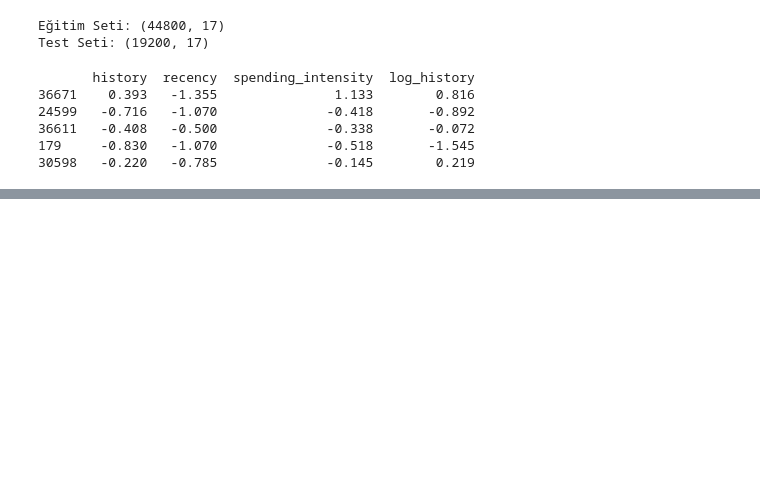
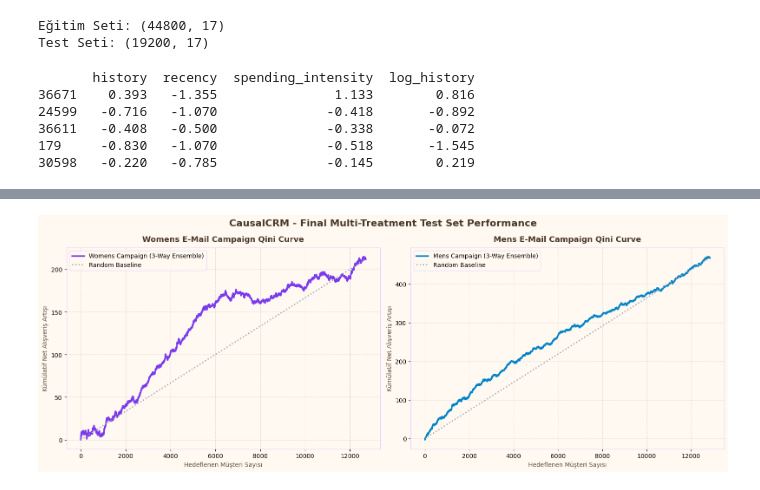
Before and after one commit to faranji/causal-crm-uplift-modeling, a Jupyter notebook: eda.ipynb, the cells around one changed output, grey strips where cells are left out. Saved outputs shown, nothing was run; the diff lists cells and outputs as text; code cells hidden in the pictures; blank space fills up the shorter version.

Commit message:
model tested

```diff
--- a/eda.ipynb
+++ b/eda.ipynb
@@ -357,4 +355,13 @@ df.head()
 | 3 | 9 | 675.830 | 1 | 0 | 1 | 0 | Mens E-Mail | 6.517 | 67.583 | ... |
 | 4 | 2 | 45.340 | 1 | 0 | 0 | 0 | Womens E-Mail | 3.836 | 15.113 | ... |
 # %%
-df['treatment'] = np.where(df['treatment'] == 'No E-mail', 0, 1)
+# Odaları tanımlıyoruz 3 odalı sistem, T-Learner (Two/Multi-Learner) Oda 0 (Kontrol), Oda 1 (Kadın), Oda 2 (Erkek)
+df['treatment'] = df['treatment'].replace({
+    'No E-Mail': 0,
+    'Womens E-Mail': 1,
+    'Mens E-Mail': 2
+})
+
+print("--- 3 Odanın Dağılımı ---")
+print(df['treatment'].value_counts())
+# Ekranda 3 farklı grup (0, 1 ve 2) dengeli bir şekilde dökülecek!
@@ -450,10 +512,74 @@ ValueError: operands could not be broadcast together with shapes (3,) (2,)
 # %%
-# final modeller tüm eğitim verisiyle eğitiliyor
+import numpy as np
+import matplotlib.pyplot as plt
+from sklift.metrics import qini_curve
 
-# 1. Ağaç Tabanlı Modelin Eğitimi
-final_cat_model = SoloModel(CatBoostClassifier(iterations=200, depth=6, verbose=0, random_state=42))
-final_cat_model.fit(X_train, y_train, treat_train)
+# 1. Test setinin özelliklerini alıyoruz
+X_test = df_test.drop(columns=['target', 'treatment'])
 
-# 2. Doğrusal Modelin Eğitimi
-final_ridge_model = SoloModel(RidgeClassifier(random_state=42))
-final_ridge_model.fit(X_train, y_train, treat_train)
+# 2. GERÇEK ÜÇLÜ ENSEMBLE: CatBoost (%50), LightGBM (%30), Ridge (%20) harmanı
+def predict_hybrid(model_cat, model_lgb, model_ridge, data):
+    pred_cat = model_cat.predict_proba(data)[:, 1]
+    pred_lgb = model_lgb.predict_proba(data)[:, 1]
+    pred_ridge = model_ridge.predict_proba(data)[:, 1]
+    return (0.5 * pred_cat) + (0.3 * pred_lgb) + (0.2 * pred_ridge)
+
+# 3. Her test satırı için 3 odadan da olasılık puanlarını topluyoruz
+p_oda0 = predict_hybrid(best_cat0, best_lgb0, best_ridge0, X_test) # Mail almazsa
+p_oda1 = predict_hybrid(best_cat1, best_lgb1, best_ridge1, X_test) # Kadın maili alırsa
+p_oda2 = predict_hybrid(best_cat2, best_lgb2, best_ridge2, X_test) # Erkek maili alırsa
+
+# 4. SAF UPLIFT SKORLARININ HESAPLANMASI
+uplift_kadin = p_oda1 - p_oda0
+uplift_erkek = p_oda2 - p_oda0
+
+# 5. MATEMATİKSEL KAZANÇ (QINI) KOORDİNATLARI (Sadece x ve y olarak 2 değer unpack ediyoruz)
+mask_kadin = (df_test['treatment'] == 0) | (df_test['treatment'] == 1)
+x_k, y_k = qini_curve(y_true=df_test[mask_kadin]['target'], uplift=uplift_kadin[mask_kadin], treatment=df_test[mask_kadin]['treatment'])
+
+treat_test_erkek_binary = np.where(df_test['treatment'] == 2, 1, 0)
+mask_erkek = (df_test['treatment'] == 0) | (df_test['treatment'] == 2)
+x_e, y_e = qini_curve(y_true=df_test[mask_erkek]['target'], uplift=uplift_erkek[mask_erkek], treatment=treat_test_erkek_binary[mask_erkek])
+
+
+# 6. SUNUM İÇİN YAN YANA (SUBPLOT) "SWEET VIBES" GRAFİKLERİ
+fig, (ax1, ax2) = plt.subplots(1, 2, figsize=(16, 6), facecolor='#FFF9F1')
+ax1.set_facecolor('#FFF9F1')
+ax2.set_facecolor('#FFF9F1')
+
+# ------------------------------------------------------------
+# GRAFİK 1: KADIN KAMPANYASI QINI
+# ------------------------------------------------------------
+ax1.plot(x_k, y_k, label='Womens Campaign (3-Way Ensemble)', color='#7C3AED', linewidth=2.5) # Asil Mor
+# Rastgele Baseline: (0,0) noktasından başlar, modelin bittiği (x_son, y_son) noktasına düz çizgi çeker
+ax1.plot([0, x_k[-1]], [0, y_k[-1]], color='#9CA3AF', linestyle=':', linewidth=2, label='Random Baseline')
+
+ax1.set_title('Womens E-Mail Campaign Qini Curve', fontsize=13, fontweight='bold', color='#4A3728', pad=10)
+ax1.set_xlabel('Hedeflenen Müşteri Sayısı', color='#5F4B3B')
+ax1.set_ylabel('Kümülatif Net Alışveriş Artışı', color='#5F4B3B')
+ax1.legend(facecolor='#FFF9F1', edgecolor='#E9D5FF')
+ax1.grid(True, linestyle='--', alpha=0.4)
+
+# ------------------------------------------------------------
+# GRAFİK 2: ERKEK KAMPANYASI QINI
+# ------------------------------------------------------------
+ax2.plot(x_e, y_e, label='Mens Campaign (3-Way Ensemble)', color='#0284C7', linewidth=2.5) # Canlı Mavi
+# Rastgele Baseline
+ax2.plot([0, x_e[-1]], [0, y_e[-1]], color='#9CA3AF', linestyle=':', linewidth=2, label='Random Baseline')
+
+ax2.set_title('Mens E-Mail Campaign Qini Curve', fontsize=13, fontweight='bold', color='#4A3728', pad=10)
+ax2.set_xlabel('Hedeflenen Müşteri Sayısı', color='#5F4B3B')
+ax2.set_ylabel('Kümülatif Net Alışveriş Artışı', color='#5F4B3B')
+ax2.legend(facecolor='#FFF9F1', edgecolor='#E9D5FF')
+ax2.grid(True, linestyle='--', alpha=0.4)
+
+# Estetik çerçeve yumuşatmaları
+for ax in [ax1, ax2]:
+    for spine in ax.spines.values():
+        spine.set_color('#E9D5FF')
+
+plt.suptitle('CausalCRM - Final Multi-Treatment Test Set Performance', fontsize=16, fontweight='bold', color='#4A3728', y=0.98)
+plt.tight_layout()
+plt.show()
+# %% [output]
+[figure, added]
```
Also changed, not shown: parts of 13 cells of this notebook, 6 other files.
